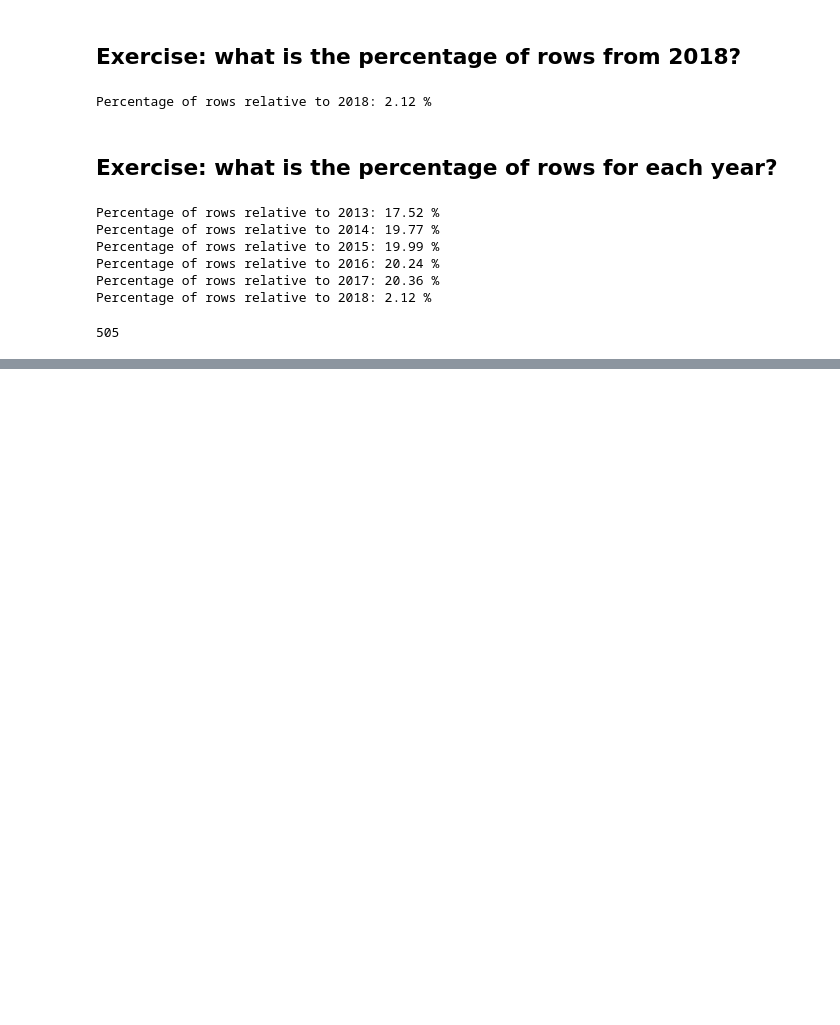
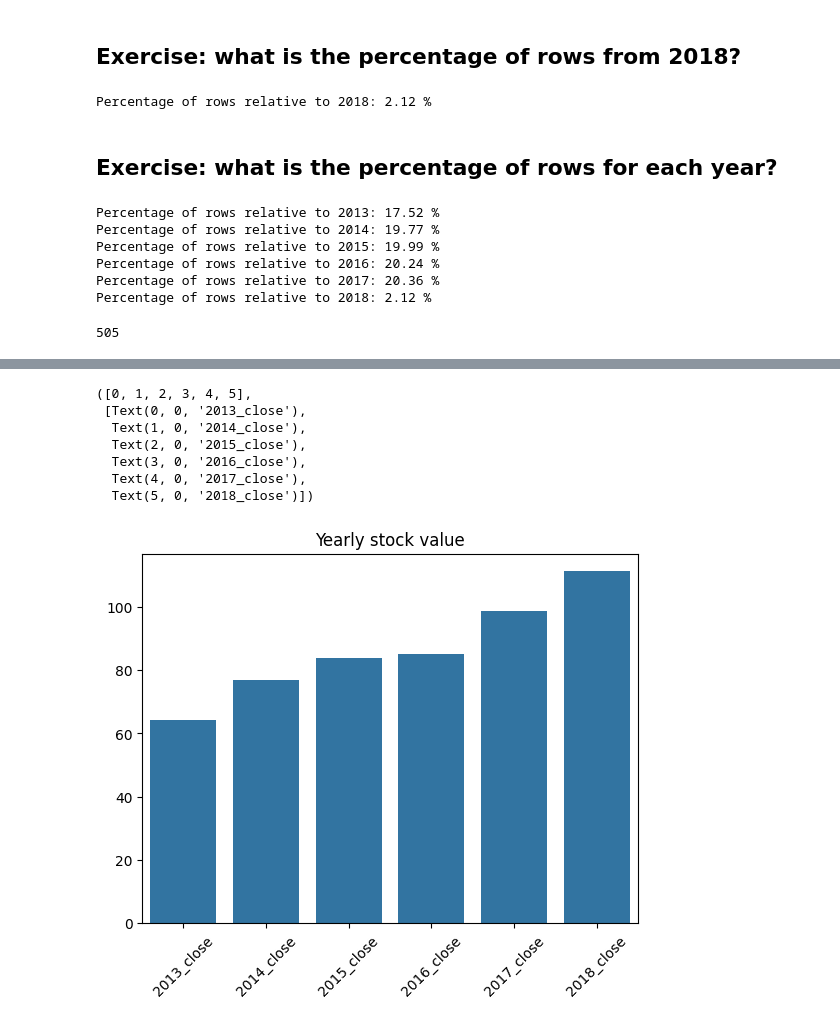
Before and after one commit to DARR97/Workshop_5_6, a Jupyter notebook: workshop_pratica.ipynb, the cells around one changed output, grey strips where cells are left out. Saved outputs shown, nothing was run; the diff lists cells and outputs as text; code cells hidden in the pictures; blank space fills up the shorter version.

```diff
--- a/workshop_pratica.ipynb
+++ b/workshop_pratica.ipynb
@@ -134,0 +153,16 @@ reformed_df.to_csv("data/processed_stock_data.csv")
+# %%
+import seaborn as sns
+import matplotlib.pyplot as plt
+
+sns.barplot(yearly_average_df, legend=False)
+plt.title("Yearly stock value")
+plt.xticks(rotation=45)
+# %% [output]
+([0, 1, 2, 3, 4, 5],
+ [Text(0, 0, '2013_close'),
+  Text(1, 0, '2014_close'),
+  Text(2, 0, '2015_close'),
+  Text(3, 0, '2016_close'),
+  Text(4, 0, '2017_close'),
+  Text(5, 0, '2018_close')])
+[figure, added]
```
Also changed, not shown: parts of 11 cells of this notebook.
